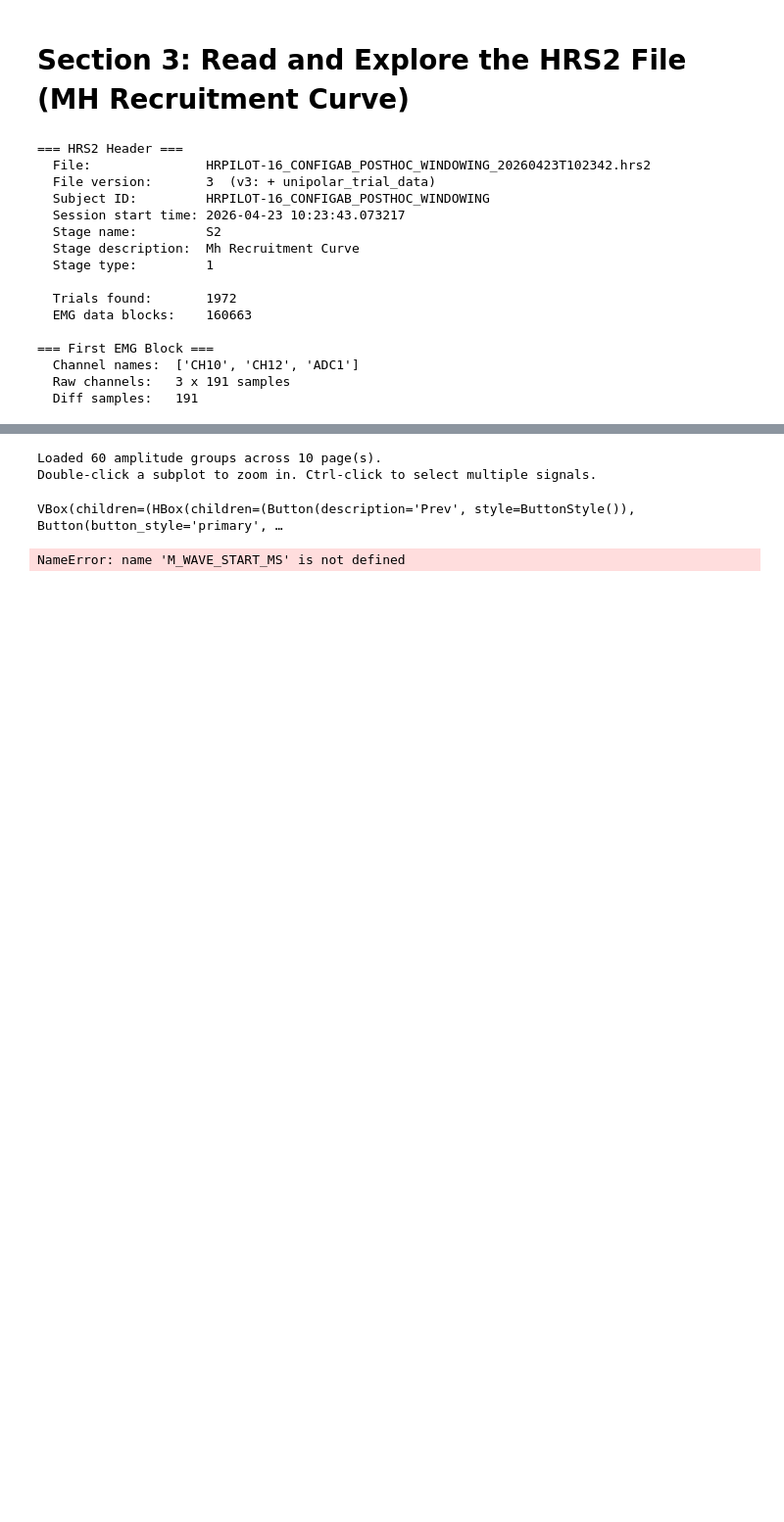
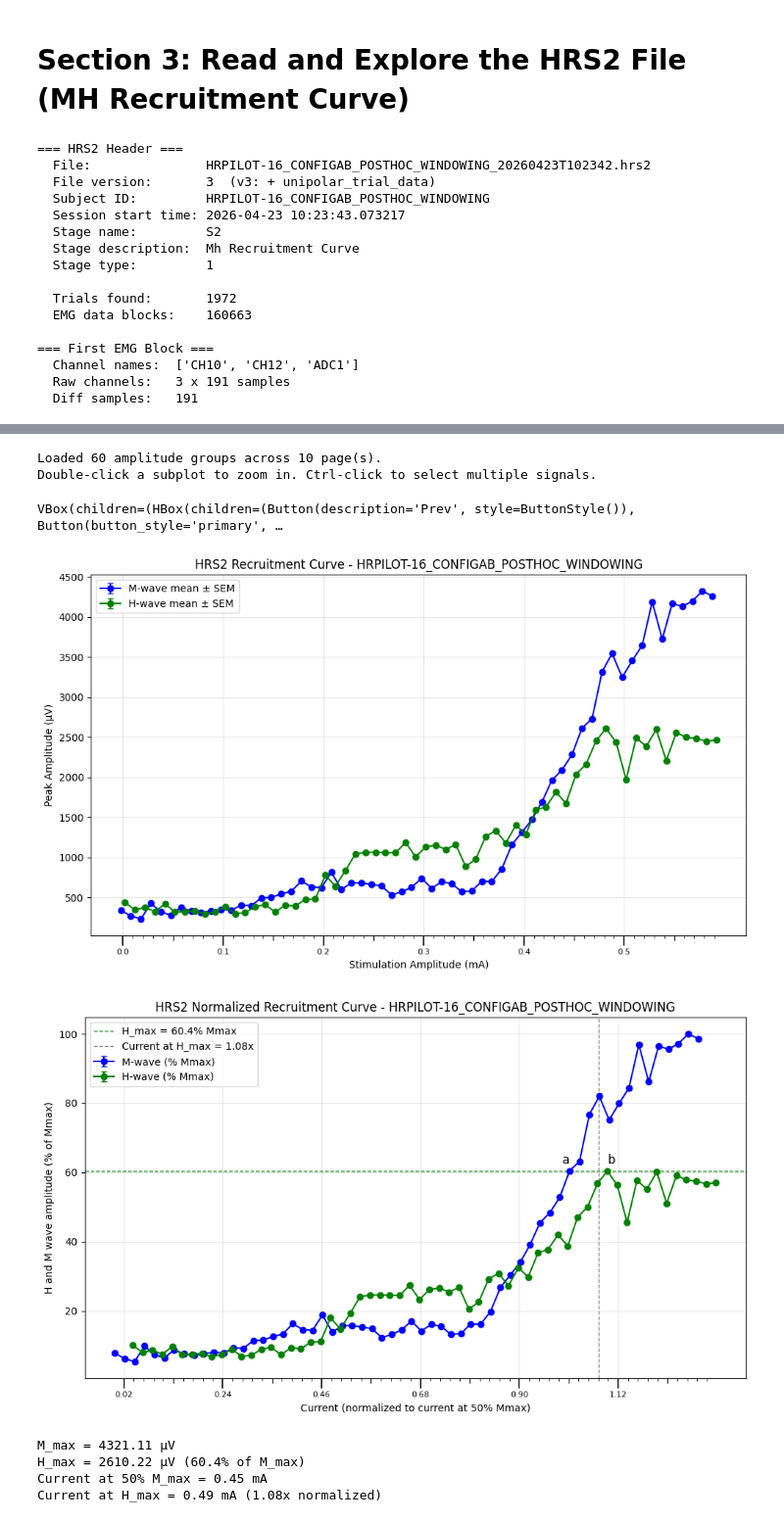
Before and after one commit to yahriels/Open-Ephys-H-Reflex-Python-Data-Analysis, a Jupyter notebook: src/open_ephys/analysis/Read_H-Reflex_App_Simplified.ipynb, the cells around one changed output, grey strips where cells are left out. Shown at 98% size. Saved outputs shown, nothing was run; the diff lists cells and outputs as text; code cells hidden in the pictures; blank space fills up the shorter version.

```diff
--- a/src/open_ephys/analysis/Read_H-Reflex_App_Simplified.ipynb
+++ b/src/open_ephys/analysis/Read_H-Reflex_App_Simplified.ipynb
@@ -319,10 +305,10 @@ POST_PLOT_MS = 15  # ms after  stim onset to display
 N_PER_PAGE   = 6   # trials shown per page (2 rows x 3 cols)
 
 # M/H wave window constants (ms relative to stim onset)
-M_WAVE_START_MS = 4.45
-_M_WAVE_END_MS= 4.85
-_H_WAVE_START_MS = 5.9
-_H_WAVE_END_MS   = 15
+M_WAVE_START_MS = 2
+M_WAVE_END_MS= 4
+H_WAVE_START_MS = 6
+H_WAVE_END_MS   = 10
 
 PRE_AVG_MS  = 2   # ms before stim onset
 POST_AVG_MS = 15  # ms after  stim onset
@@ -384,14 +370,14 @@ if len(hrs2_trials) > 0:
         _se = [w[4] for w in _wins if w[4] is not None]
         _mse = float(np.mean(_se)) if _se else 0.5
 
-        _mm = (_t_ref >= M_WAVE_START_MS) & (_t_ref <= _M_WAVE_END_MS)
-        _hm = (_t_ref >= _H_WAVE_START_MS) & (_t_ref <= _H_WAVE_END_MS)
+        _mm = (_t_ref >= M_WAVE_START_MS) & (_t_ref <= M_WAVE_END_MS)
+        _hm = (_t_ref >= H_WAVE_START_MS) & (_t_ref <= H_WAVE_END_MS)
         _mi = int(np.argmax(_avg_ab[_mm])) if _mm.any() else 0
         _hi = int(np.argmax(_avg_ab[_hm])) if _hm.any() else 0
         _m_t   = float(_t_ref[_mm][_mi])  if _mm.any() else M_WAVE_START_MS
         _m_a   = float(_avg_ab[_mm][_mi]) if _mm.any() else float('nan')  # |bipolar| peak amplitude
         _m_bip = float(_avg_b[_mm][_mi])  if _mm.any() else float('nan')  # raw bip value at peak
-        _h_t   = float(_t_ref[_hm][_hi])  if _hm.any() else _H_WAVE_START_MS
+        _h_t   = float(_t_ref[_hm][_hi])  if _hm.any() else H_WAVE_START_MS
         _h_a   = float(_avg_ab[_hm][_hi]) if _hm.any() else float('nan')
         _h_bip = float(_avg_b[_hm][_hi])  if _hm.any() else float('nan')
 
@@ -480,8 +466,8 @@ if len(hrs2_trials) > 0:
         ax.axvline(end_ms, color='red', linestyle='--', linewidth=lw)
 
         # M/H wave regions
-        ax.axvspan(_M_WAVE_START_MS, _M_WAVE_END_MS, color='blue',  alpha=0.3)
-        ax.axvspan(_H_WAVE_START_MS, _H_WAVE_END_MS, color='green', alpha=0.3)
+        ax.axvspan(M_WAVE_START_MS, M_WAVE_END_MS, color='blue',  alpha=0.3)
+        ax.axvspan(H_WAVE_START_MS, H_WAVE_END_MS, color='green', alpha=0.3)
 
         # Peak markers + text (peak time from |bipolar| avg; star placed on raw bip curve)
         m_t, m_a = d['m_peak_time'], d['m_peak_amp']
@@ -850,31 +836,36 @@ if len(hrs2_trials) > 0:
 
     if len(_nc_min):
         ax.set_xticks(normalized_currents[_nc_min], minor=True)
         ax.tick_params(axis='x', which='minor', length=3, width=0.6)
 
     if len(_nc_mid):
         from matplotlib.transforms import blended_transform_factory as _btf2
         _tr2 = _btf2(ax.transData, ax.transAxes)
         ax.vlines(normalized_currents[_nc_mid], -0.014, 0, transform=_tr2,
                   clip_on=False, linewidth=0.9, colors='black')
 
     ax.set_xlabel('Current (normalized to current at 50% Mmax)')
     ax.set_ylabel('H and M wave amplitude (% of Mmax)')
     ax.set_title(f'HRS2 Normalized Recruitment Curve - {hrs2_header.subject_id}')
     ax.legend()
     ax.grid(True, alpha=0.3)
     plt.tight_layout()
     plt.show()
 
 
     print(f"M_max = {M_max:.2f} µV")
     print(f"H_max = {np.max(h_means):.2f} µV ({H_max:.1f}% of M_max)")
     print(f"Current at 50% M_max = {current_at_50:.2f} mA")
     print(f"Current at H_max = {sorted_amps[idx_Hmax]:.2f} mA ({current_at_Hmax_norm:.2f}x normalized)")
 else:
     print("No HRS2 trials available for recruitment curve.")
 # %% [output]
 Loaded 60 amplitude groups across 10 page(s).
 Double-click a subplot to zoom in. Ctrl-click to select multiple signals.
 VBox(children=(HBox(children=(Button(description='Prev', style=ButtonStyle()), Button(button_style='primary', …
+[figure, added]
+[figure, added]
-NameError: name 'M_WAVE_START_MS' is not defined
+M_max = 4321.11 µV
+H_max = 2610.22 µV (60.4% of M_max)
+Current at 50% M_max = 0.45 mA
+Current at H_max = 0.49 mA (1.08x normalized)
```
Also changed, not shown: parts of 2 cells of this notebook, 7 other files.
